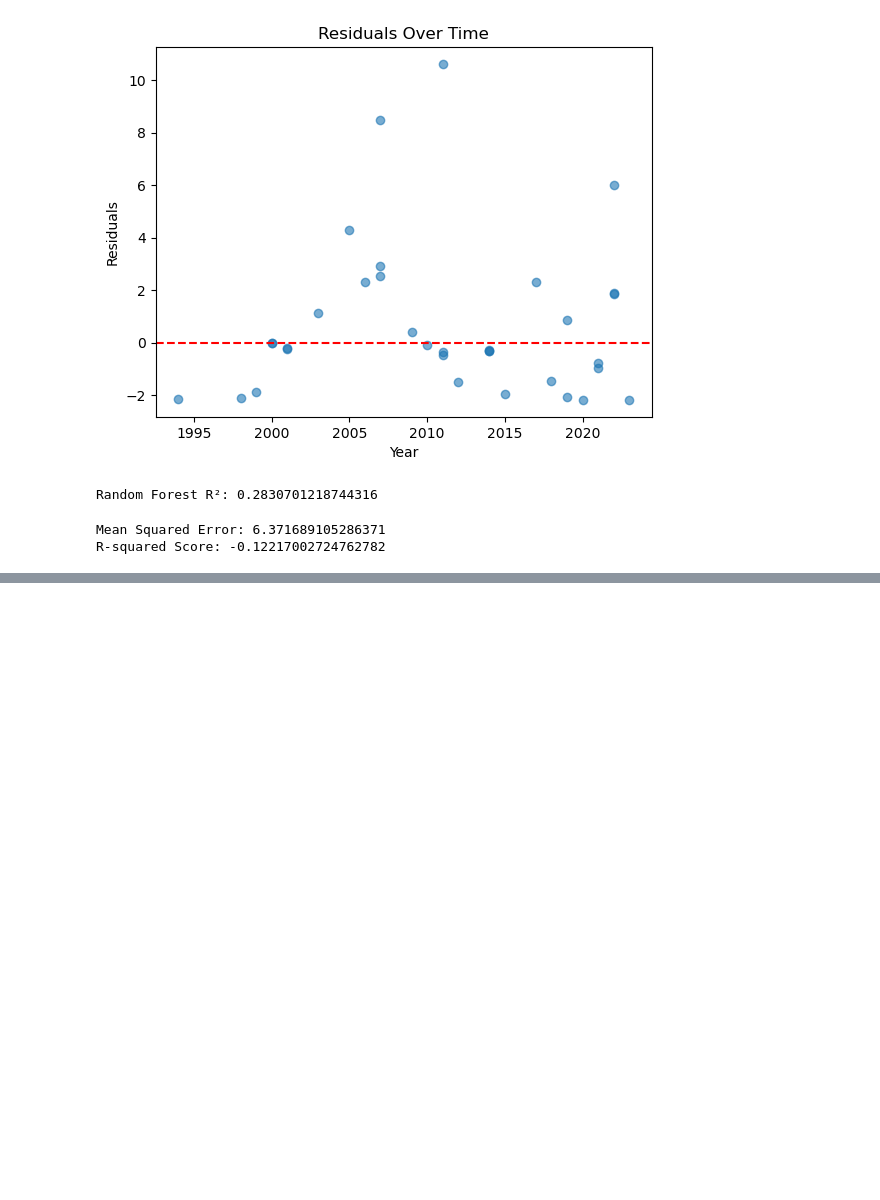
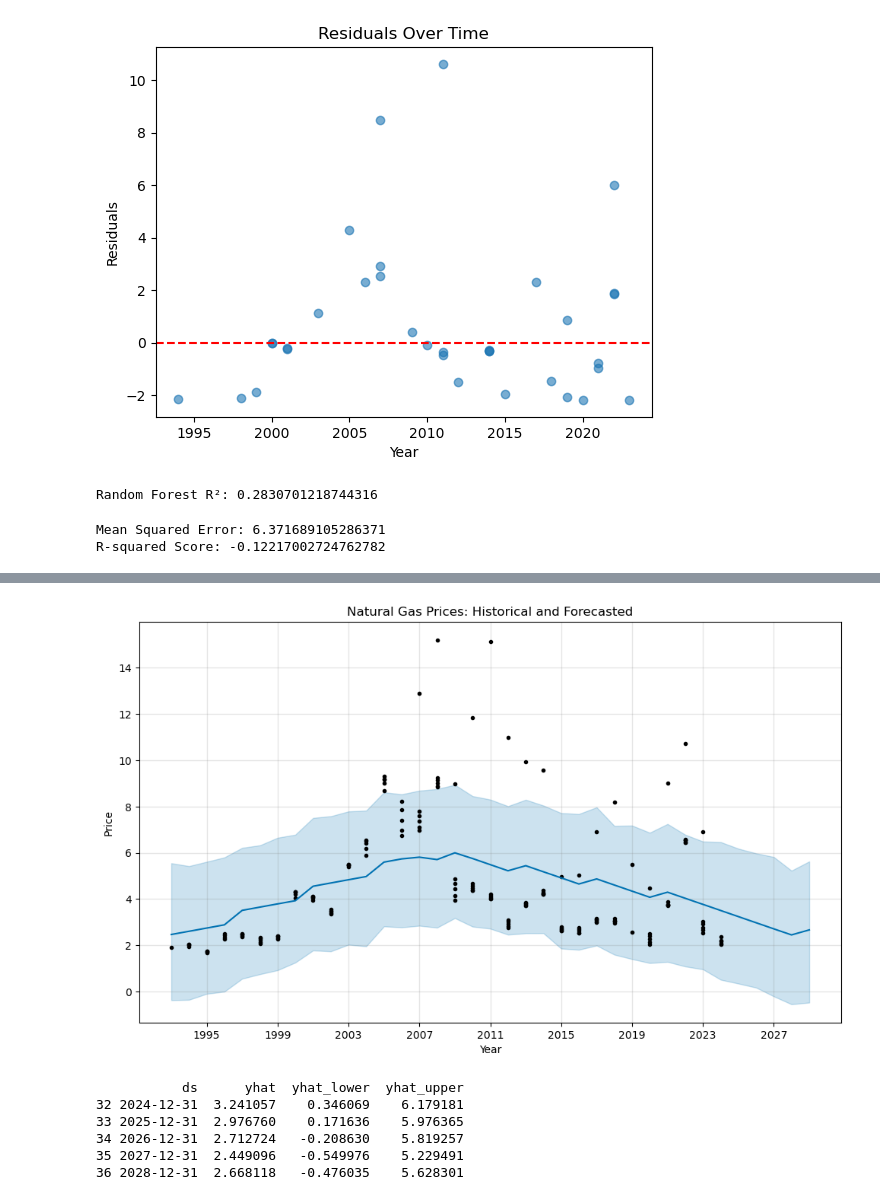
Before and after one commit to AbhigyanD/OilPrice, a Jupyter notebook: notebooks/analysis.ipynb, the cells around one changed output, grey strips where cells are left out. Cells and saved outputs as stored; diff of their text form; code cells hidden in the pictures; blank space fills up the shorter version.

```diff
--- a/notebooks/analysis.ipynb
+++ b/notebooks/analysis.ipynb
@@ -273,0 +455,39 @@ ValueError: Length of values (1) does not match length of index (7)
+# %%
+# Install Prophet
+!pip install prophet
+
+# Import Libraries
+import pandas as pd
+import matplotlib.pyplot as plt
+from prophet import Prophet
+
+# Load the dataset
+data = pd.read_csv("../data/raw/natural_gas_prices.csv")
+
+# Ensure the 'period' column is a datetime type and sort by time
+data['period'] = pd.to_datetime(data['period'], format='%Y')
+data.sort_values(by='period', inplace=True)
+
+# Prepare data for Prophet
+data_prophet = data[['period', 'value']].rename(columns={'period': 'ds', 'value': 'y'})
+
+# Initialize and fit the Prophet model
+prophet_model = Prophet()
+prophet_model.fit(data_prophet)
+
+# Create future dates for predictions (e.g., 5 years into the future)
+future = prophet_model.make_future_dataframe(periods=5, freq='Y')
+
+# Predict future prices
+forecast = prophet_model.predict(future)
+
+# Plot the historical data and forecast
+fig = prophet_model.plot(forecast)
+plt.title("Natural Gas Prices: Historical and Forecasted")
+plt.xlabel("Year")
+plt.ylabel("Price")
+plt.show()
+
+# View the forecasted values for the future
+print(forecast[['ds', 'yhat', 'yhat_lower', 'yhat_upper']].tail())
+# %% [output]
@@ -273,0 +516,7 @@ ValueError: Length of values (1) does not match length of index (7)
+[figure, added]
+           ds      yhat  yhat_lower  yhat_upper
+32 2024-12-31  3.241057    0.346069    6.179181
+33 2025-12-31  2.976760    0.171636    5.976365
+34 2026-12-31  2.712724   -0.208630    5.819257
+35 2027-12-31  2.449096   -0.549976    5.229491
+36 2028-12-31  2.668118   -0.476035    5.628301
```
Also changed, not shown: parts of 6 cells of this notebook.
